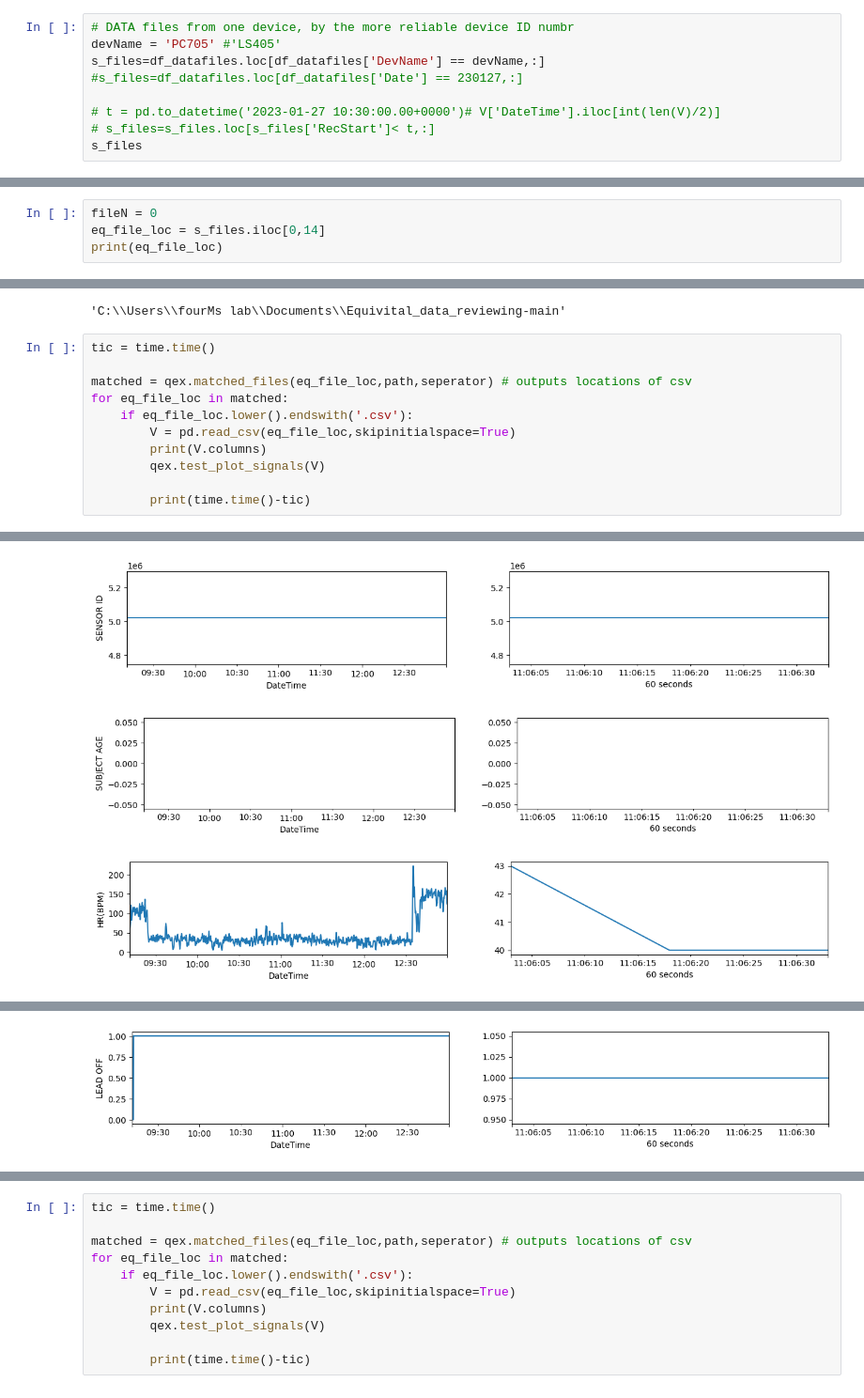
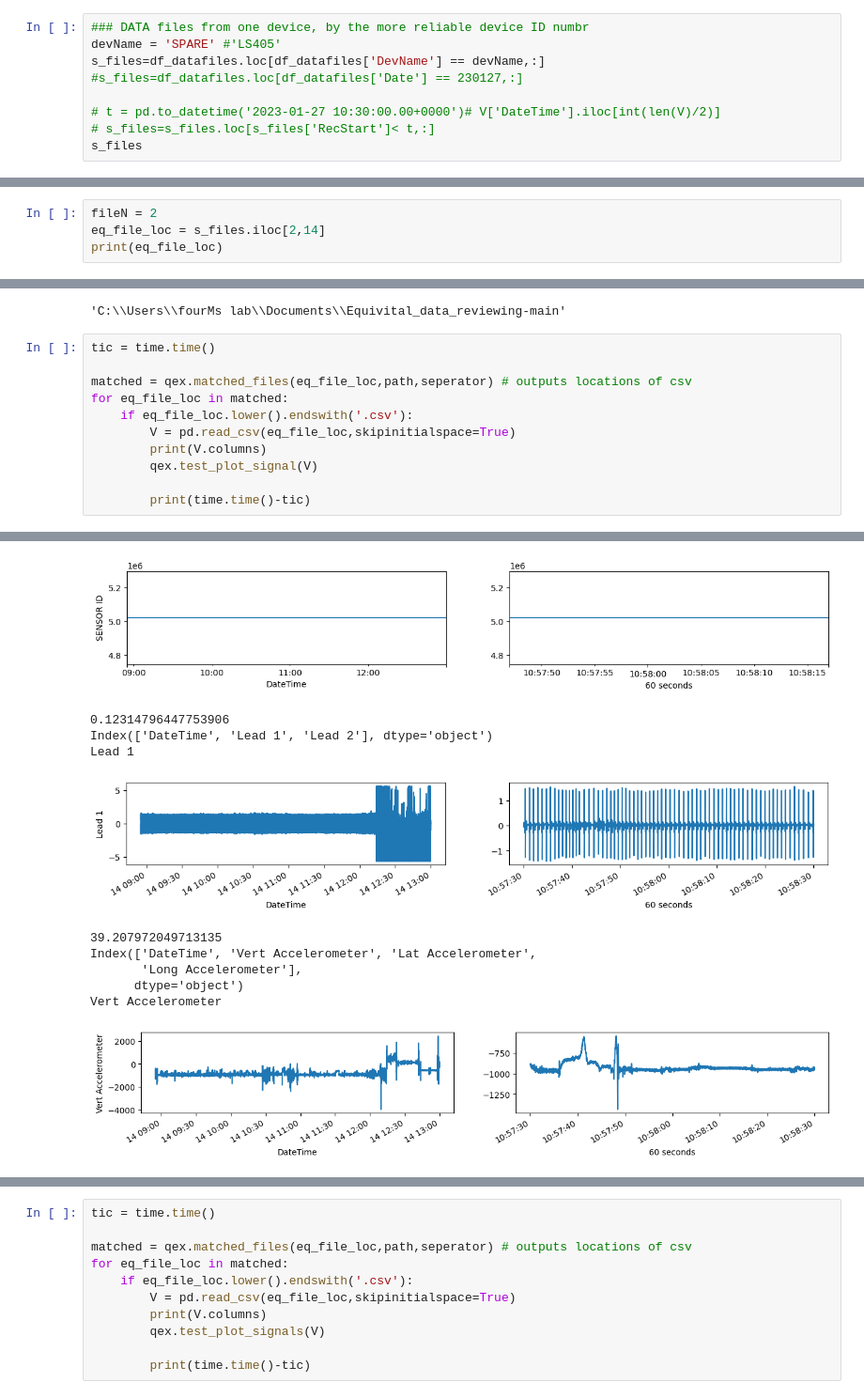
Before and after one commit to finn42/qiosk_processing, a Jupyter notebook: View_Equivital_Qiosk_Export.ipynb, the cells around one changed output, grey strips where cells are left out. Shown at 94% size. Drawn from its saved outputs; the diff is of its cells as text.

```diff
--- a/View_Equivital_Qiosk_Export.ipynb
+++ b/View_Equivital_Qiosk_Export.ipynb
@@ -166,8 +160,8 @@ Number of DATA files: 41
 # Review recordings from a specific device and recording time
 First preview files from a specific device (or other feild), then find the other signal files that match that Data files
 # %%
-# DATA files from one device, by the more reliable device ID numbr
-devName = 'PC705' #'LS405'
+### DATA files from one device, by the more reliable device ID numbr
+devName = 'SPARE' #'LS405'
 s_files=df_datafiles.loc[df_datafiles['DevName'] == devName,:]
 #s_files=df_datafiles.loc[df_datafiles['Date'] == 230127,:]
 
@@ -181,5 +171,5 @@ s_files
 # %%
-fileN = 0
-eq_file_loc = s_files.iloc[0,14]
+fileN = 2
+eq_file_loc = s_files.iloc[2,14]
 print(eq_file_loc)
 # %% [output]
@@ -229,7 +207,7 @@ for eq_file_loc in matched:
     if eq_file_loc.lower().endswith('.csv'):
         V = pd.read_csv(eq_file_loc,skipinitialspace=True)
         print(V.columns)
-        qex.test_plot_signals(V)
+        qex.test_plot_signal(V)
 
         print(time.time()-tic)
 # %% [output]
@@ -240,3 +219,11 @@ Index(['DateTime', 'SENSOR ID', 'SUBJECT ID', 'SUBJECT AGE', 'HR(BPM)',
-[figure, old version]
+[figure, new version]
+0.12314796447753906
+Index(['DateTime', 'Lead 1', 'Lead 2'], dtype='object')
+Lead 1
-[figure, old version]
+[figure, new version]
+39.207972049713135
+Index(['DateTime', 'Vert Accelerometer', 'Lat Accelerometer',
+       'Long Accelerometer'],
+      dtype='object')
+Vert Accelerometer
-[figure, old version]
+[figure, new version]
@@ -245 +237,0 @@ Index(['DateTime', 'SENSOR ID', 'SUBJECT ID', 'SUBJECT AGE', 'HR(BPM)',
-[figure, removed]
```
Also changed, not shown: parts of 10 cells of this notebook, 1 other file.
